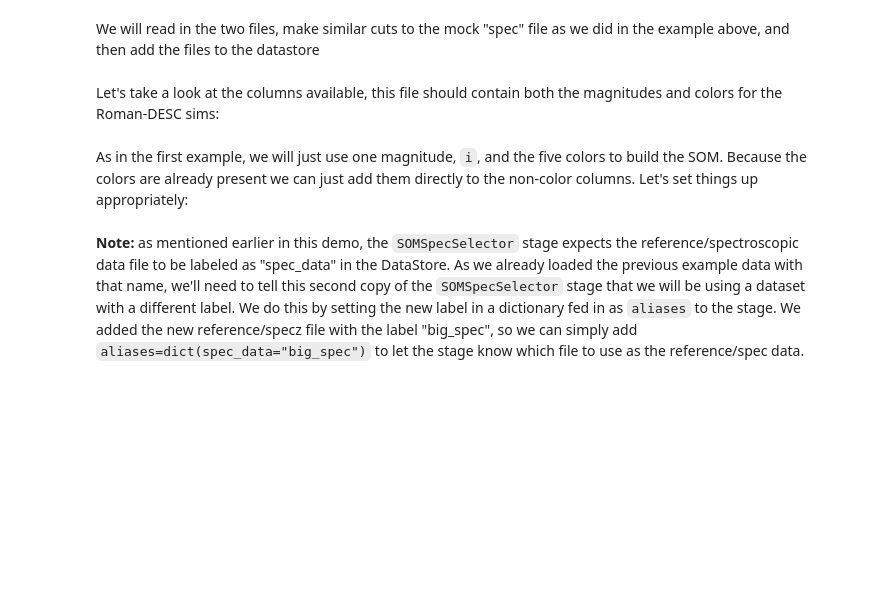
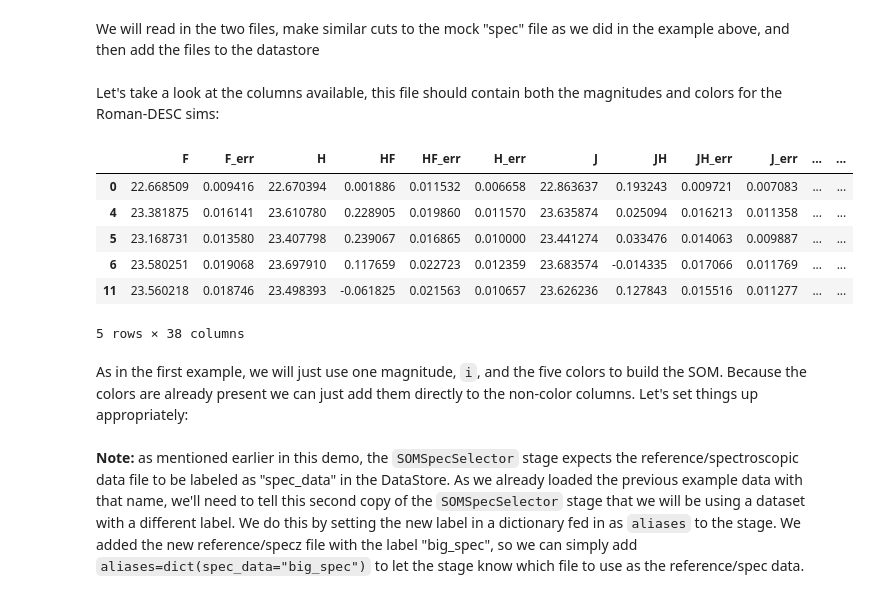
Before and after one commit to LSSTDESC/rail, a Jupyter notebook: examples/creation_examples/10_SOM_Spectroscopic_Selector.ipynb, the cells around one changed output. Cells and saved outputs as stored; diff of their text form; code cells hidden in the pictures; blank space fills up the shorter version.

```diff
--- a/examples/creation_examples/10_SOM_Spectroscopic_Selector.ipynb
+++ b/examples/creation_examples/10_SOM_Spectroscopic_Selector.ipynb
@@ -201,7 +215,15 @@ big_spec_data = DS.add_data("big_spec", rdspecpqcut, PqHandle, path="big_spec.pq
 # %% [markdown]
 Let's take a look at the columns available, this file should contain both the magnitudes and colors for the Roman-DESC sims:
 # %%
-big_spec_data().head()
+big_spec_data.head()
+# %% [output]
+|  | F | F_err | H | HF | HF_err | H_err | J | JH | JH_err | J_err | ... | ... |
+| 0 | 22.668509 | 0.009416 | 22.670394 | 0.001886 | 0.011532 | 0.006658 | 22.863637 | 0.193243 | 0.009721 | 0.007083 | ... | ... |
+| 4 | 23.381875 | 0.016141 | 23.610780 | 0.228905 | 0.019860 | 0.011570 | 23.635874 | 0.025094 | 0.016213 | 0.011358 | ... | ... |
+| 5 | 23.168731 | 0.013580 | 23.407798 | 0.239067 | 0.016865 | 0.010000 | 23.441274 | 0.033476 | 0.014063 | 0.009887 | ... | ... |
+| 6 | 23.580251 | 0.019068 | 23.697910 | 0.117659 | 0.022723 | 0.012359 | 23.683574 | -0.014335 | 0.017066 | 0.011769 | ... | ... |
+| 11 | 23.560218 | 0.018746 | 23.498393 | -0.061825 | 0.021563 | 0.010657 | 23.626236 | 0.127843 | 0.015516 | 0.011277 | ... | ... |
+5 rows × 38 columns
 # %% [markdown]
 As in the first example, we will just use one magnitude, `i`, and the five colors to build the SOM.  Because the colors are already present we can just add them directly to the non-color columns. Let's set things up appropriately:
 # %%
```
Also changed, not shown: parts of 12 cells of this notebook, 4 other files.
